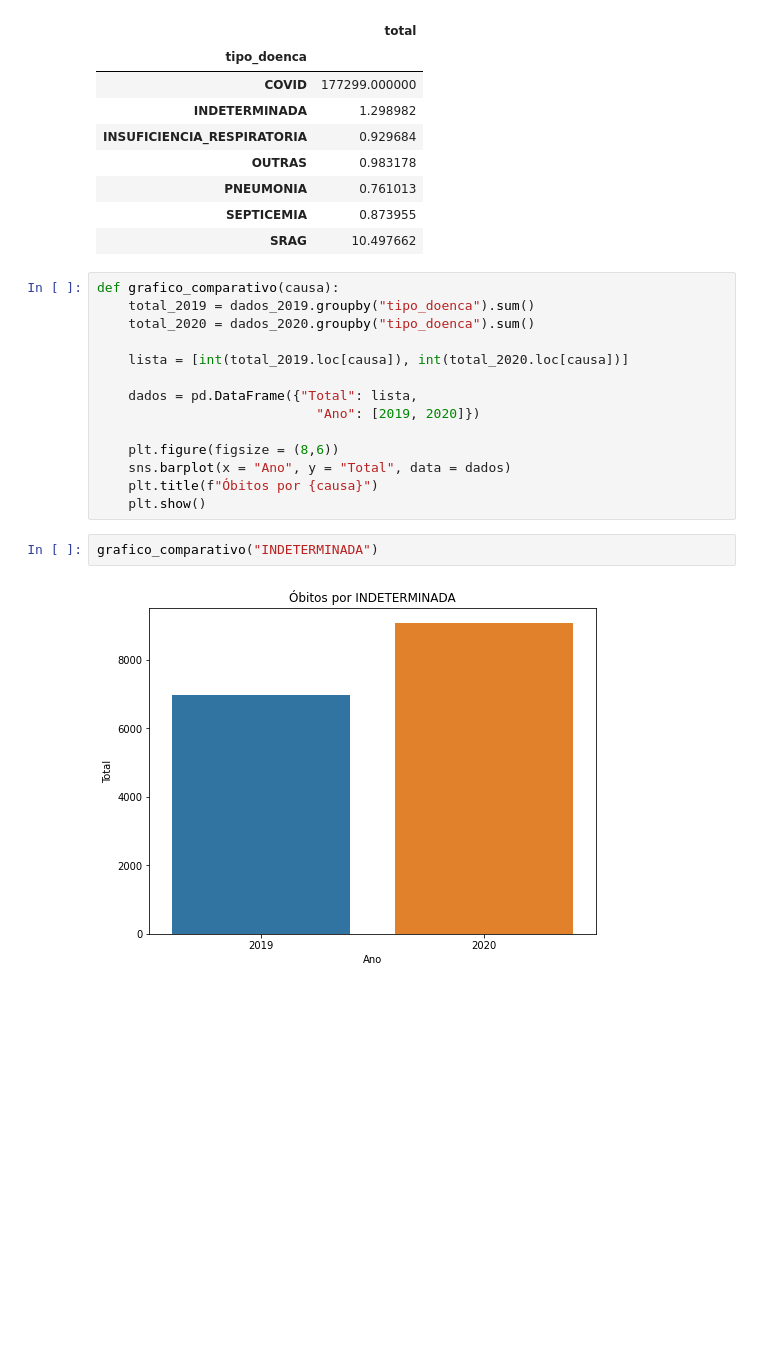
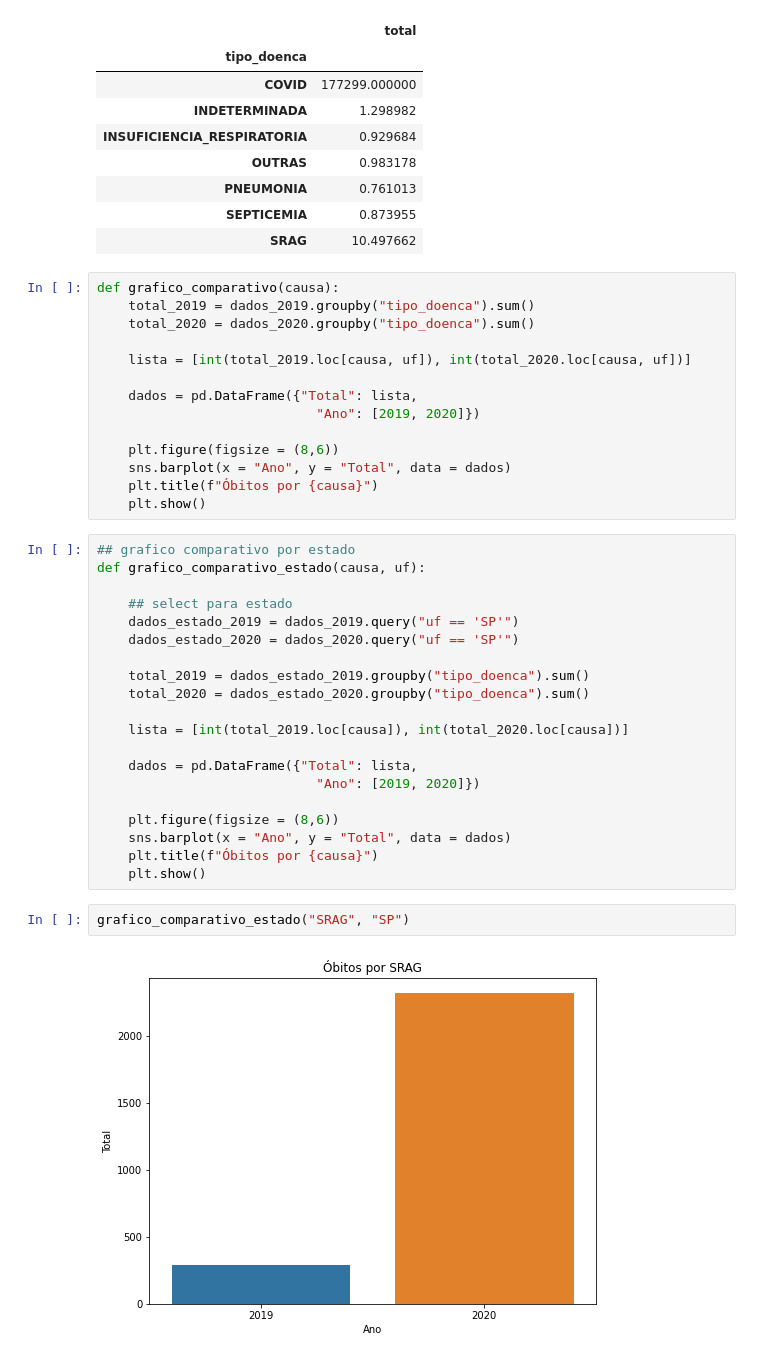
Before and after one commit to AmorimVinicius/AnaliseCovid, a Jupyter notebook: notebooks/analise_obtos_covid.ipynb, the cells around one changed output. Cells and saved outputs as stored; diff of their text form; blank space fills up the shorter version.

Commit message:
Add funcao de filtro por estado

```diff
--- a/notebooks/analise_obtos_covid.ipynb
+++ b/notebooks/analise_obtos_covid.ipynb
@@ -147,7 +147,7 @@ def grafico_comparativo(causa):
     total_2019 = dados_2019.groupby("tipo_doenca").sum()
     total_2020 = dados_2020.groupby("tipo_doenca").sum()
 
-    lista = [int(total_2019.loc[causa]), int(total_2020.loc[causa])]
+    lista = [int(total_2019.loc[causa, uf]), int(total_2020.loc[causa, uf])]
 
     dados = pd.DataFrame({"Total": lista,
                             "Ano": [2019, 2020]})
@@ -156,7 +156,27 @@ def grafico_comparativo(causa):
     sns.barplot(x = "Ano", y = "Total", data = dados)
     plt.title(f"Óbitos por {causa}")
     plt.show()
-# %%
-grafico_comparativo("INDETERMINADA")
-# %% [output]
-[figure, removed]
+# %%
+## grafico comparativo por estado
+def grafico_comparativo_estado(causa, uf):
+
+    ## select para estado
+    dados_estado_2019 = dados_2019.query("uf == 'SP'")
+    dados_estado_2020 = dados_2020.query("uf == 'SP'")
+
+    total_2019 = dados_estado_2019.groupby("tipo_doenca").sum()
+    total_2020 = dados_estado_2020.groupby("tipo_doenca").sum()
+
+    lista = [int(total_2019.loc[causa]), int(total_2020.loc[causa])]
+
+    dados = pd.DataFrame({"Total": lista,
+                            "Ano": [2019, 2020]})
+
+    plt.figure(figsize = (8,6))
+    sns.barplot(x = "Ano", y = "Total", data = dados)
+    plt.title(f"Óbitos por {causa}")
+    plt.show()
+# %%
+grafico_comparativo_estado("SRAG", "SP")
+# %% [output]
+[figure, added]
```
